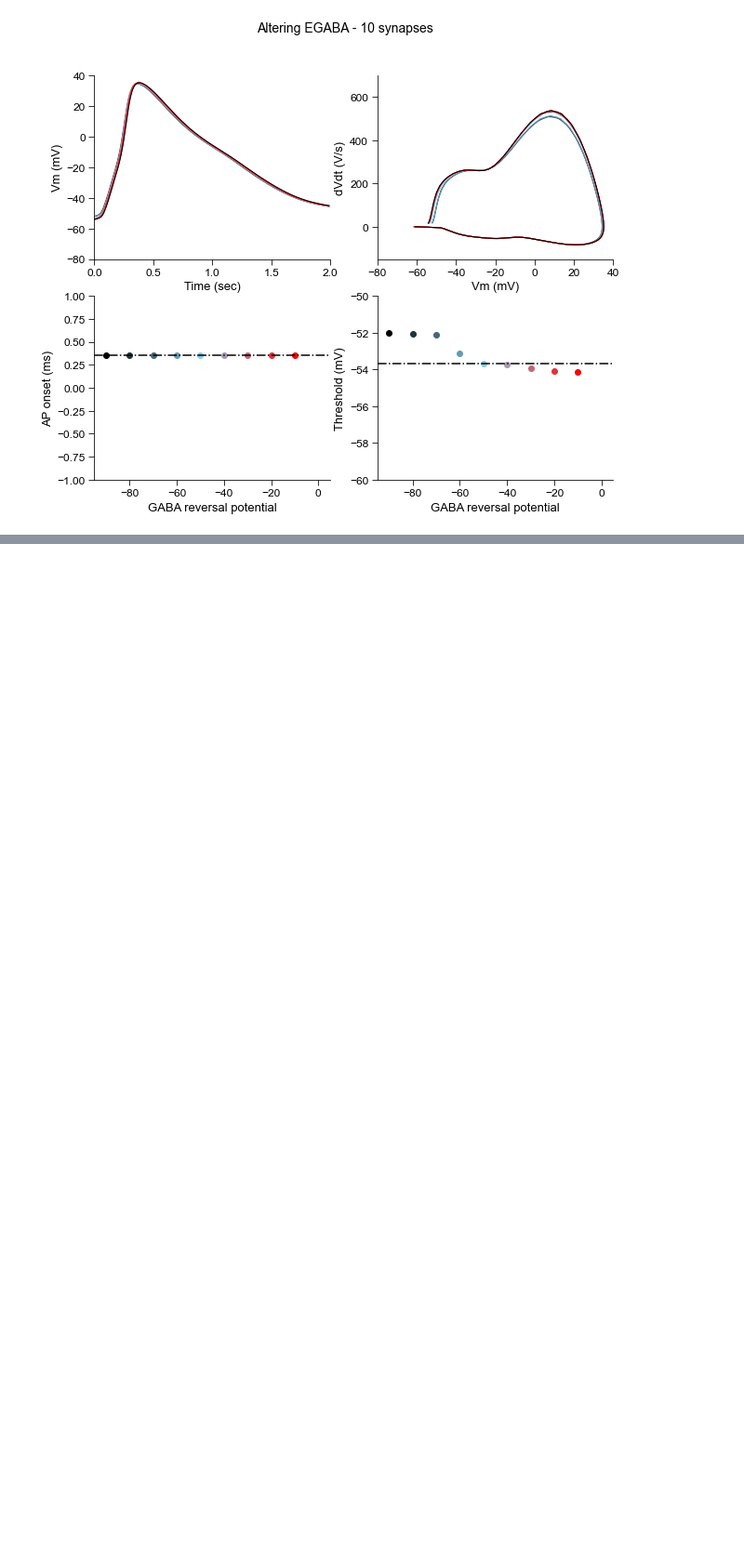
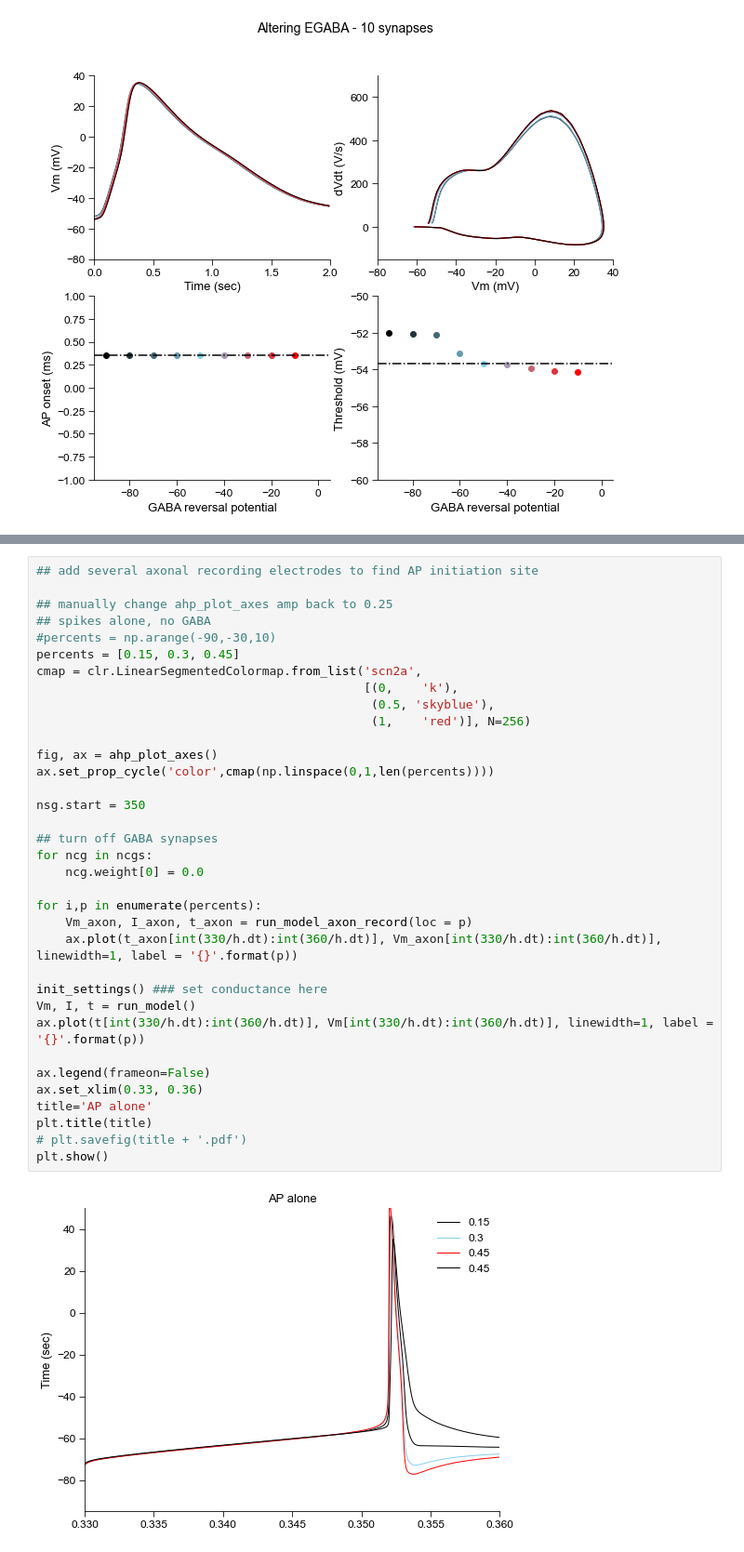
Before and after one commit to annalipkin/threshold_model, a Jupyter notebook: Anna_threshold_L5morphology.ipynb, the cells around one changed output, grey strips where cells are left out. Shown at 93% size. Drawn from its saved outputs; the diff is of its cells as text; blank space fills up the shorter version.

```diff
--- a/Anna_threshold_L5morphology.ipynb
+++ b/Anna_threshold_L5morphology.ipynb
@@ -1001,0 +1047,37 @@ plt.show()
+# %%
+## add several axonal recording electrodes to find AP initiation site
+
+## manually change ahp_plot_axes amp back to 0.25
+## spikes alone, no GABA
+#percents = np.arange(-90,-30,10)
+percents = [0.15, 0.3, 0.45]
+cmap = clr.LinearSegmentedColormap.from_list('scn2a',
+                                             [(0,    'k'),
+                                              (0.5, 'skyblue'),
+                                              (1,    'red')], N=256)
+
+fig, ax = ahp_plot_axes()
+ax.set_prop_cycle('color',cmap(np.linspace(0,1,len(percents))))
+
+nsg.start = 350
+
+## turn off GABA synapses
+for ncg in ncgs:
+    ncg.weight[0] = 0.0
+
+for i,p in enumerate(percents):
+    Vm_axon, I_axon, t_axon = run_model_axon_record(loc = p)
+    ax.plot(t_axon[int(330/h.dt):int(360/h.dt)], Vm_axon[int(330/h.dt):int(360/h.dt)], linewidth=1, label = '{}'.format(p))
+
+init_settings() ### set conductance here
+Vm, I, t = run_model()
+ax.plot(t[int(330/h.dt):int(360/h.dt)], Vm[int(330/h.dt):int(360/h.dt)], linewidth=1, label = '{}'.format(p))
+
+ax.legend(frameon=False)
+ax.set_xlim(0.33, 0.36)
+title='AP alone'
+plt.title(title)
+# plt.savefig(title + '.pdf')
+plt.show()
+# %% [output]
+[figure, added]
```
Also changed, not shown: parts of 12 cells of this notebook.
